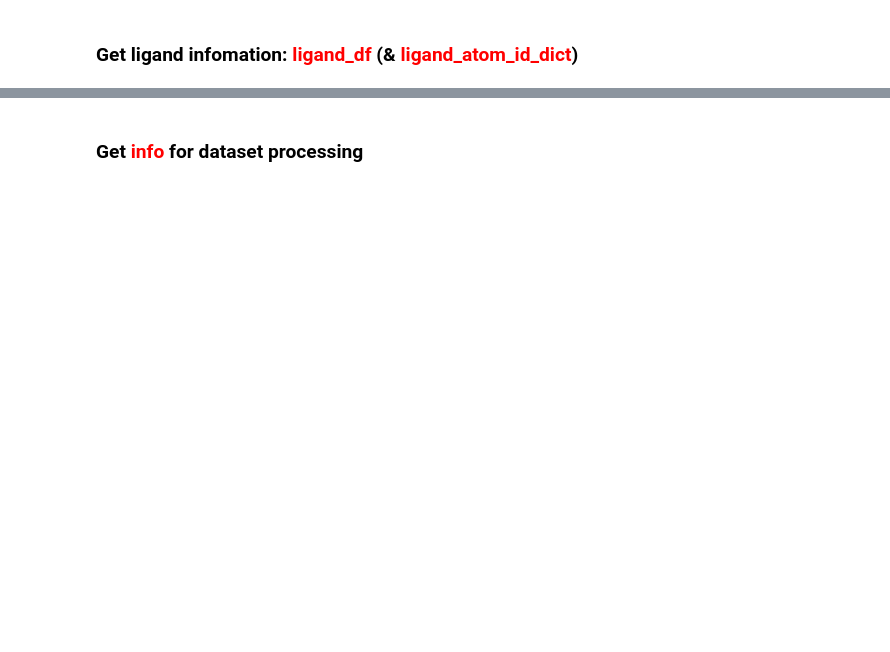
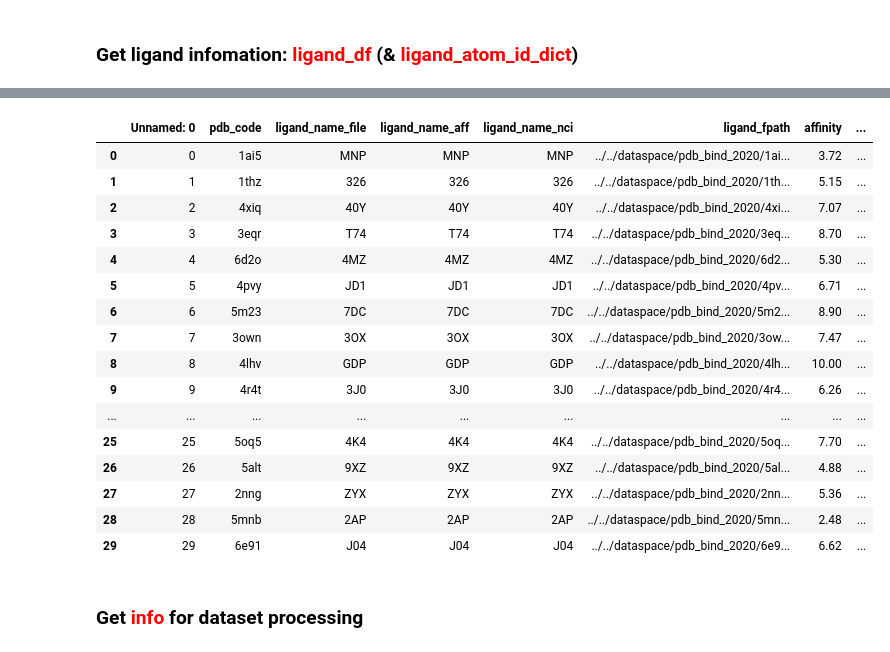
Before and after one commit to liuhaibinrobin/dockpublic, a Jupyter notebook: ours/sx.nciyes.main.new.ipynb, the cells around one changed output, grey strips where cells are left out. Saved outputs shown, nothing was run; the diff lists cells and outputs as text; code cells hidden in the pictures; blank space fills up the shorter version.

```diff
--- a/ours/sx.nciyes.main.new.ipynb
+++ b/ours/sx.nciyes.main.new.ipynb
@@ -115,7 +116,7 @@ def qrint(target, jupyter= cfg_jupyter, log=log_fpath, R=R, B=B, S=S, r=True):
         else:
             f.write("\n")
 
-if cfg_mode == "nci_yes":
+if cfg_mode == "nciyes":
     def get_full_id_old(full_id_ls: list, resname):
         chain_id = full_id_ls[2]
         res_id = full_id_ls[3][1]
@@ -134,11 +135,12 @@ def saveconfig(cfg_use_saved_files, cfg_save_files, B=B, R=R, S=S):
 
 qrint(f"Results will be saved to {B}{main_path}{S}.\n")
 
-with open(datainfo,"r") as f:
-    _ls = [k.replace("\n","") for k in f.readlines()]
-    for _l in _ls:
-        qrint(_l)
-    qrint("\n")
+if os.path.exists(datainfo):
+    with open(datainfo,"r") as f:
+        _ls = [k.replace("\n","") for k in f.readlines()]
+        for _l in _ls:
+            qrint(_l)
+        qrint("\n")
 
 pdb_df = pd.read_csv(pdb_df_fpath, index_col=0)
 ligand_df = pd.read_csv(ligand_df_fpath, index_col=0)
@@ -362,7 +364,7 @@ parser = PDBParser()
 if not cfg_use_saved_files:
     print(f"Processing {R}ligand_df{S}:")
     if cfg_mode == "nciyes":
-        ligand_name_list = list(ligand_df["ligand_name_ncifile"])
+        ligand_name_list = list(ligand_df["ligand_name_file"])
     ligand_pdb_list = list(ligand_df["pdb_code"])
     ligand_fpath_list = list(ligand_df["ligand_fpath"])
     canonique_smiles = []
@@ -428,6 +430,26 @@ ligand_df_without_smiles = ligand_df[ligand_df.canonique_smiles.str.contains("ER
 ligand_df_without_smiles.to_csv(f"{save_files_path}MDropped_1.Ligands_{len(ligand_df_without_smiles)} - SMILES Generation Error.csv")
 ligand_df_with_smiles = ligand_df[~ligand_df.canonique_smiles.str.contains("ERROR")]
 ligand_df_with_smiles.to_csv(f"{save_files_path}ligand_df_with_SMILES.csv")
+# %%
+ligand_df_with_smiles
+# %% [output]
+|  | Unnamed: 0 | pdb_code | ligand_name_file | ligand_name_aff | ligand_name_nci | ligand_fpath | affinity | ... |
+| 0 | 0 | 1ai5 | MNP | MNP | MNP | ../../dataspace/pdb_bind_2020/1ai... | 3.72 | ... |
+| 1 | 1 | 1thz | 326 | 326 | 326 | ../../dataspace/pdb_bind_2020/1th... | 5.15 | ... |
+| 2 | 2 | 4xiq | 40Y | 40Y | 40Y | ../../dataspace/pdb_bind_2020/4xi... | 7.07 | ... |
+| 3 | 3 | 3eqr | T74 | T74 | T74 | ../../dataspace/pdb_bind_2020/3eq... | 8.70 | ... |
+| 4 | 4 | 6d2o | 4MZ | 4MZ | 4MZ | ../../dataspace/pdb_bind_2020/6d2... | 5.30 | ... |
+| 5 | 5 | 4pvy | JD1 | JD1 | JD1 | ../../dataspace/pdb_bind_2020/4pv... | 6.71 | ... |
+| 6 | 6 | 5m23 | 7DC | 7DC | 7DC | ../../dataspace/pdb_bind_2020/5m2... | 8.90 | ... |
+| 7 | 7 | 3own | 3OX | 3OX | 3OX | ../../dataspace/pdb_bind_2020/3ow... | 7.47 | ... |
+| 8 | 8 | 4lhv | GDP | GDP | GDP | ../../dataspace/pdb_bind_2020/4lh... | 10.00 | ... |
+| 9 | 9 | 4r4t | 3J0 | 3J0 | 3J0 | ../../dataspace/pdb_bind_2020/4r4... | 6.26 | ... |
+| ... | ... | ... | ... | ... | ... | ... | ... | ... |
+| 25 | 25 | 5oq5 | 4K4 | 4K4 | 4K4 | ../../dataspace/pdb_bind_2020/5oq... | 7.70 | ... |
+| 26 | 26 | 5alt | 9XZ | 9XZ | 9XZ | ../../dataspace/pdb_bind_2020/5al... | 4.88 | ... |
+| 27 | 27 | 2nng | ZYX | ZYX | ZYX | ../../dataspace/pdb_bind_2020/2nn... | 5.36 | ... |
+| 28 | 28 | 5mnb | 2AP | 2AP | 2AP | ../../dataspace/pdb_bind_2020/5mn... | 2.48 | ... |
+| 29 | 29 | 6e91 | J04 | J04 | J04 | ../../dataspace/pdb_bind_2020/6e9... | 6.62 | ... |
 # %% [markdown]
 ### Get <font color = "red"> info </font> for dataset processing
 # %%
```
Also changed, not shown: parts of 20 cells of this notebook, 3 other files.
